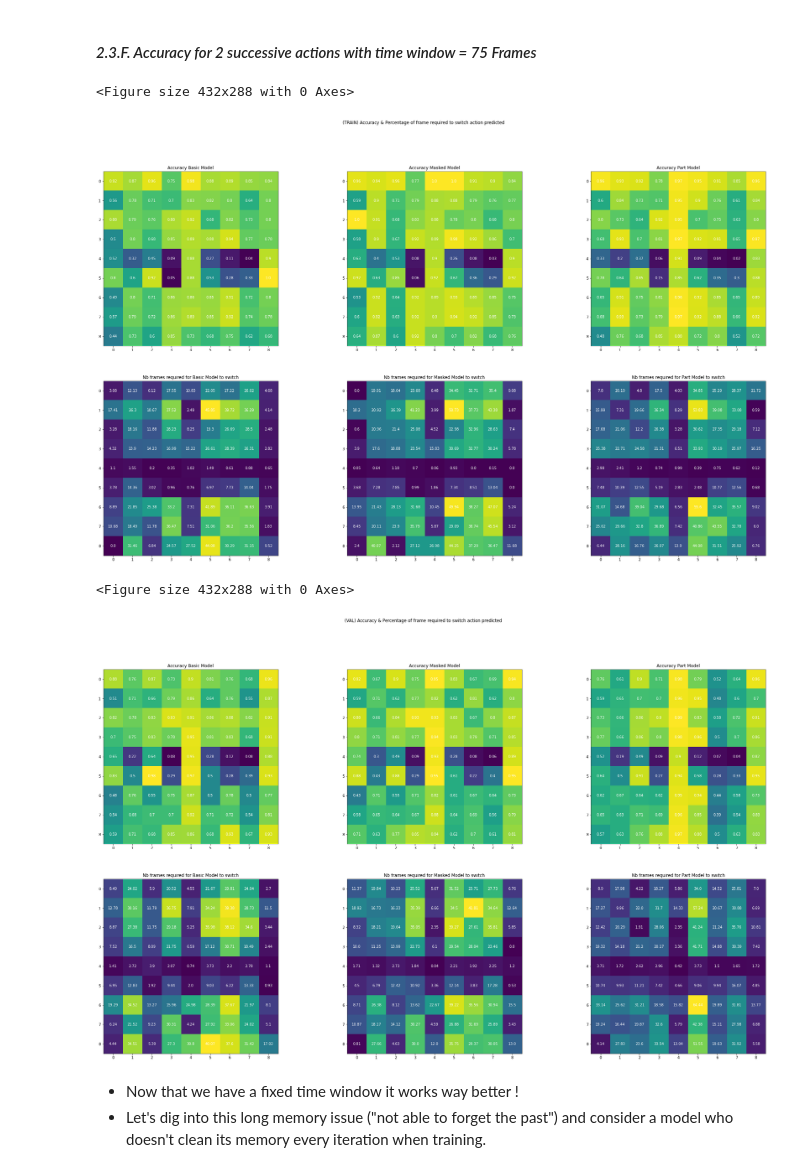
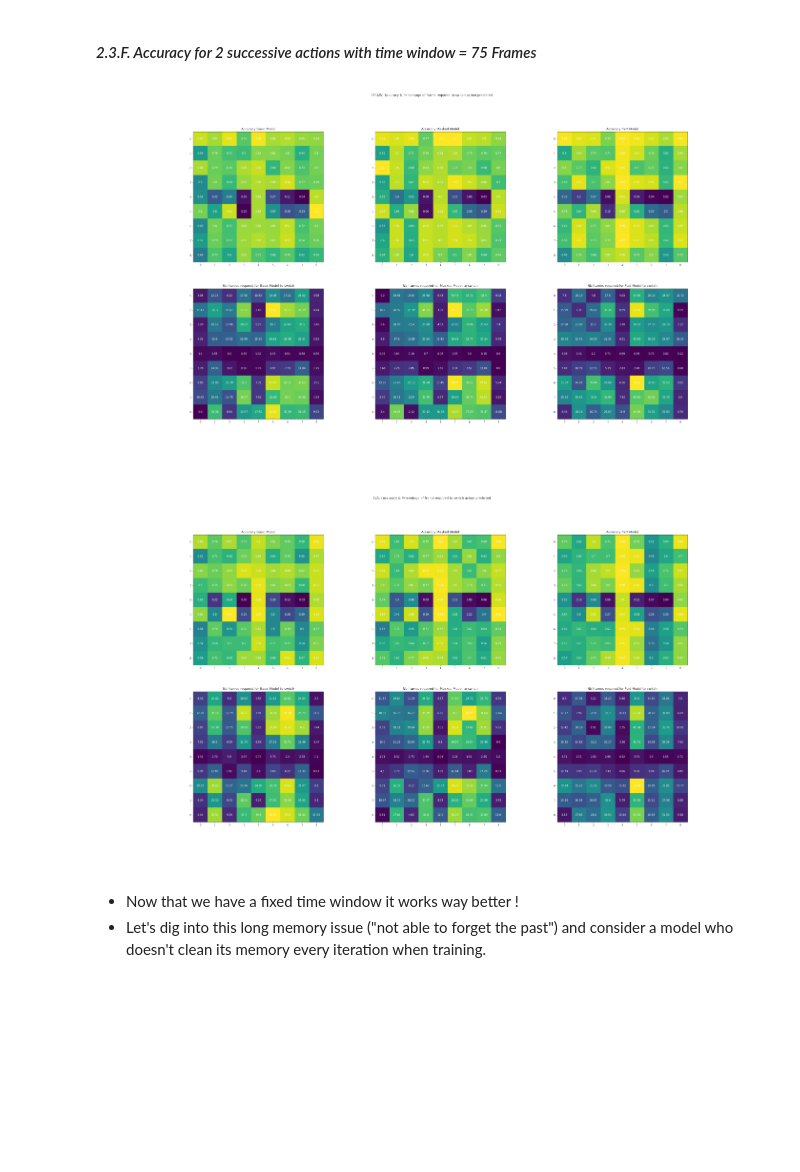
Before and after one commit to anthony-kobanda/human-action-recognition, a Jupyter notebook: model.ipynb, the cells around one changed output. Drawn from its saved outputs; the diff is of its cells as text; code cells hidden in the pictures; blank space fills up the shorter version.

```diff
--- a/model.ipynb
+++ b/model.ipynb
@@ -506,7 +516,7 @@ criterion_LSTM03D_part = nn.CrossEntropyLoss()
 optimizer_LSTM03D_part = torch.optim.Adam(params=model_LSTM03D_part.parameters(), lr=1e-4)
 lr_scheduler_LSTM03D_part = torch.optim.lr_scheduler.StepLR(optimizer_LSTM03D_part, step_size=10, gamma=0.1)
 # %%
-nb_epochs = 200
-epoch_print_frequence = 10
+nb_epochs = 500
+epoch_print_frequence = 50
 # %%
 if False:
@@ -895,21 +930,31 @@ def accuracy_successive(model, dataset, max_n=None):
 
     accuracies = np.zeros((len(classes),len(classes)))
     nb_frame_needed = np.zeros((len(classes),len(classes)))
-    n = max_n
+    n = max_n - (max_n%len(classes))*(max_n > len(classes))
     if max_n is None:
         n = len(dataset)
     sm = nn.Softmax(dim=1).to(device)
 
+    indexes = []
+    count = np.zeros(len(classes))
     N = np.zeros((len(classes),len(classes)))
+
+    ii = 0
+    while len(indexes) < max_n:
+        _, label_ii = dataset[ii]
+        if count[label_ii] <= np.min(count):
+            indexes.append(ii)
+            count[label_ii] += 1
+        ii += 1
 
     for i in tqdm(range(n)):
 
-        tensor_i,label_i = dataset[i]
+        tensor_i,label_i = dataset[indexes[i]]
         tensor_i = tensor_i.to(device)
 
         for j in range(n):
 
-            tensor_j,label_j = dataset[j]
+            tensor_j,label_j = dataset[indexes[j]]
             tensor_j = tensor_j.to(device)
 
             N[label_i][label_j] += 1
@@ -1022,5 +1067,5 @@ else:
 # %%
-def accuracy_successive_bis(model, dataset, max_n=-1, window_size=50):
+def accuracy_successive_bis(model, dataset, max_n=-1, window_size=100):
 
     accuracies = np.zeros((len(classes),len(classes)))
     nb_frame_needed = np.zeros((len(classes),len(classes)))
@@ -1029,16 +1074,26 @@ def accuracy_successive_bis(model, dataset, max_n=-1, window_size=50):
         n = len(dataset)
     sm = nn.Softmax(dim=1).to(device)
 
+    indexes = []
+    count = np.zeros(len(classes))
     N = np.zeros((len(classes),len(classes)))
+
+    ii = 0
+    while len(indexes) < max_n:
+        _, label_ii = dataset[ii]
+        if count[label_ii] <= np.min(count):
+            indexes.append(ii)
+            count[label_ii] += 1
+        ii += 1
 
     for i in tqdm(range(n)):
 
-        tensor_i,label_i = dataset[i]
+        tensor_i,label_i = dataset[indexes[i]]
         tensor_i = tensor_i.to(device)
 
         for j in range(n):
 
-            tensor_j,label_j = dataset[j]
+            tensor_j,label_j = dataset[indexes[j]]
             tensor_j = tensor_j.to(device)
 
             N[label_i][label_j] += 1
@@ -1046,7 +1101,7 @@ def accuracy_successive_bis(model, dataset, max_n=-1, window_size=50):
             tensor = torch.concat((tensor_i,tensor_j))
             tensor = tensor.reshape(1,tensor.shape[0],75)
 
-            success = int(sm(model(tensor[:,window_size:,:])[0]).argmax().item()==label_j)
+            success = int(sm(model(tensor[:,-window_size:,:])[0]).argmax().item()==label_j)
 
             if success:
 
@@ -1146,10 +1201,11 @@ else:
 # %% [markdown]
 #### *2.3.F. Accuracy for 2 successive actions with time window = 75 Frames*
 # %%
-train_result_successive_bis_3 = [accuracy_successive_bis(model, train_dataset3D, max_n=int(0.0125*len(train_dataset3D)), window_size=75) for model in [model_LSTM03D, model_LSTM03D_masked, model_LSTM03D_part]]
-val_result_successive_bis_3 = [accuracy_successive_bis(model, val_dataset3D,max_n=int(0.05*len(val_dataset3D)), window_size=75) for model in [model_LSTM03D, model_LSTM03D_masked, model_LSTM03D_part]]
+if False:
+    train_result_successive_bis_3 = [accuracy_successive_bis(model, train_dataset3D, max_n=int(0.025*len(train_dataset3D)), window_size=75) for model in [model_LSTM03D, model_LSTM03D_masked, model_LSTM03D_part]]
+    val_result_successive_bis_3 = [accuracy_successive_bis(model, val_dataset3D,max_n=int(0.1*len(val_dataset3D)), window_size=75) for model in [model_LSTM03D, model_LSTM03D_masked, model_LSTM03D_part]]
 # %%
-if True:
+if False:
 
     plt.clf()
 
@@ -1158,37 +1214,36 @@ if True:
     fig.set_figwidth(35)
 
     x = np.linspace(start=0.1, stop=1, num=10)
     model_names = ["Basic", "Masked", "Part"]
 
     for i in range(3):
 
         ax[0][i].set_title("Accuracy {} Model".format(model_names[i]))
         ax[0][i].imshow(train_result_successive_bis_3[i][0])
         for j in range(len(classes)):
             for k in range(len(classes)):
                 ax[0][i].text(j, k, round(train_result_successive_bis_3[i][0][k][j],2) , ha="center", va="center", color="w")
 
         ax[1][i].set_title("Nb frames required for {} Model to switch".format(model_names[i]))
         ax[1][i].imshow(train_result_successive_bis_3[i][1])
         for j in range(len(classes)):
             for k in range(len(classes)):
                 ax[1][i].text(j, k, round(train_result_successive_bis_3[i][1][k][j],2) , ha="center", va="center", color="w")
 
     fig.suptitle("(TRAIN) Accuracy & Percentage of frame required to switch action predicted")
     plt.savefig("./assets/accuracy_succesive_bis_train_3.png")
     plt.show()
 
 else:
 
     img = plt.imread("./assets/accuracy_succesive_bis_train_3.png")
     plt.figure(figsize=(25,32))
     plt.imshow(img)
     plt.axis("off")
 # %% [output]
-<Figure size 432x288 with 0 Axes>
-[figure, old version]
+[figure, new version]
 # %%
-if True:
+if False:
 
     plt.clf()
 
@@ -1224,8 +1279,7 @@ else:
     plt.imshow(img)
     plt.axis("off")
 # %% [output]
-<Figure size 432x288 with 0 Axes>
-[figure, old version]
+[figure, new version]
 # %% [markdown]
 * Now that we have a fixed time window it works way better !
 * Let's dig into this long memory issue ("not able to forget the past") and consider a model who doesn't clean its memory every iteration when training.
```
Also changed, not shown: parts of 65 cells of this notebook, 38 other files.
